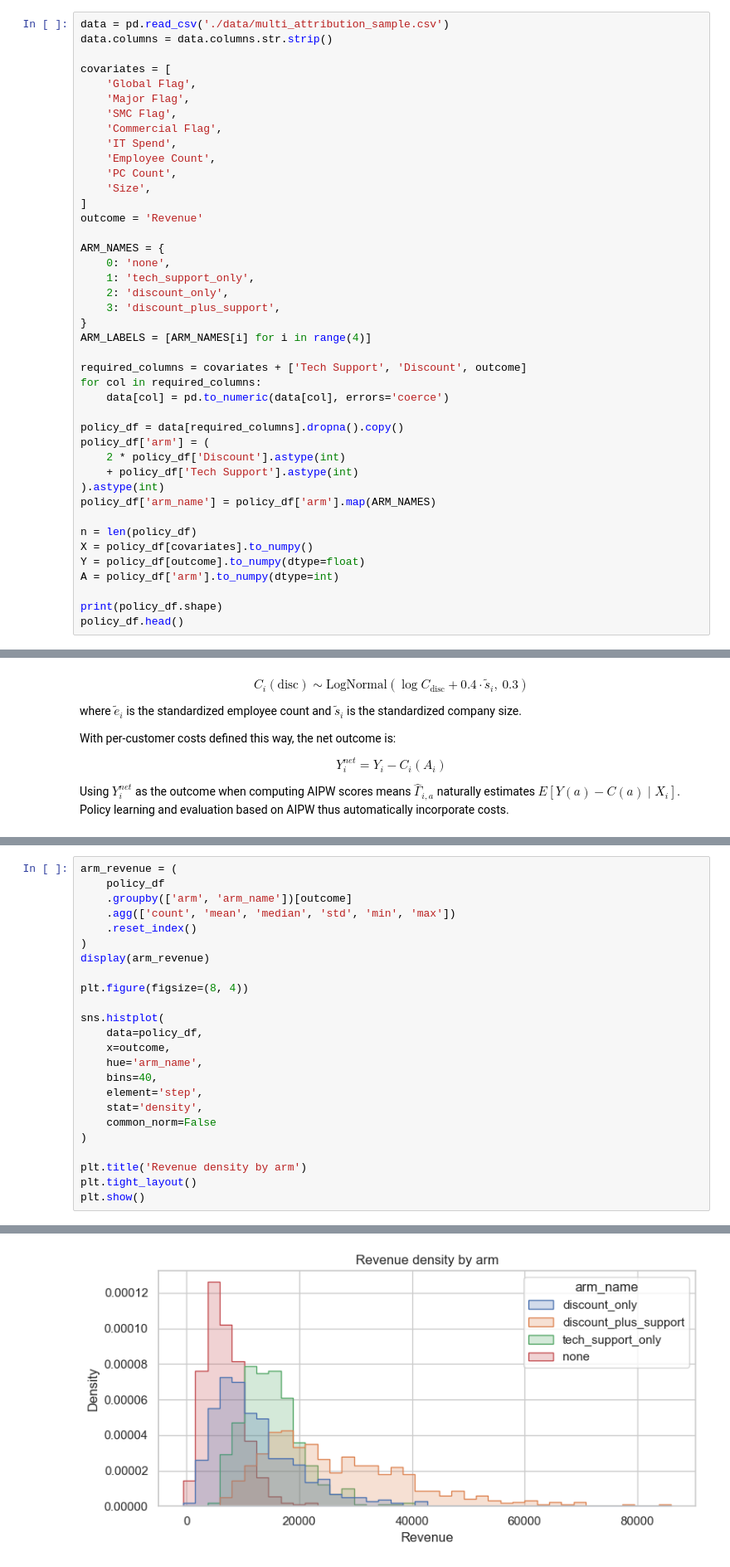
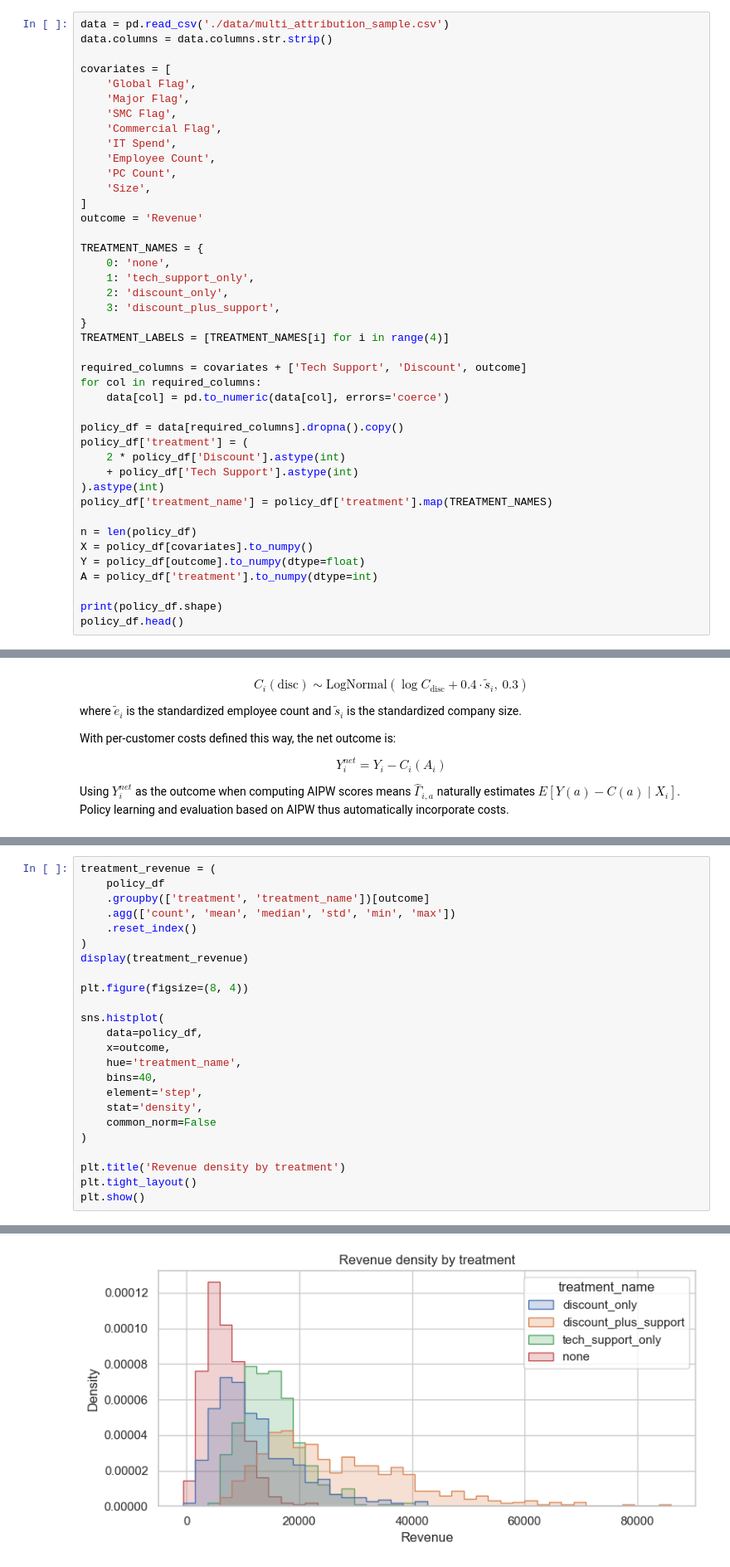
Before and after one commit to CausalInferenceLab/causal-studio, a Jupyter notebook: book/who_should_be_treated/who_should_be_treated_en.ipynb, the cells around one changed output, grey strips where cells are left out. Shown at 83% size. Cells and saved outputs as stored; diff of their text form.

```diff
--- a/book/who_should_be_treated/who_should_be_treated_en.ipynb
+++ b/book/who_should_be_treated/who_should_be_treated_en.ipynb
@@ -100,29 +100,29 @@ covariates = [
 ]
 outcome = 'Revenue'
 
-ARM_NAMES = {
+TREATMENT_NAMES = {
     0: 'none',
     1: 'tech_support_only',
     2: 'discount_only',
     3: 'discount_plus_support',
 }
-ARM_LABELS = [ARM_NAMES[i] for i in range(4)]
+TREATMENT_LABELS = [TREATMENT_NAMES[i] for i in range(4)]
 
 required_columns = covariates + ['Tech Support', 'Discount', outcome]
 for col in required_columns:
     data[col] = pd.to_numeric(data[col], errors='coerce')
 
 policy_df = data[required_columns].dropna().copy()
-policy_df['arm'] = (
+policy_df['treatment'] = (
     2 * policy_df['Discount'].astype(int)
     + policy_df['Tech Support'].astype(int)
 ).astype(int)
-policy_df['arm_name'] = policy_df['arm'].map(ARM_NAMES)
+policy_df['treatment_name'] = policy_df['treatment'].map(TREATMENT_NAMES)
 
 n = len(policy_df)
 X = policy_df[covariates].to_numpy()
 Y = policy_df[outcome].to_numpy(dtype=float)
-A = policy_df['arm'].to_numpy(dtype=int)
+A = policy_df['treatment'].to_numpy(dtype=int)
 
 print(policy_df.shape)
 policy_df.head()
@@ -251,27 +272,27 @@ Customer characteristics differ across treatment arms. The mean `Size` ranges fr
 
 This indicates that treatment assignment is not independent of customer characteristics. Policy learning and evaluation will therefore use AIPW to correct for these differences.
 # %%
-arm_revenue = (
+treatment_revenue = (
     policy_df
-    .groupby(['arm', 'arm_name'])[outcome]
+    .groupby(['treatment', 'treatment_name'])[outcome]
     .agg(['count', 'mean', 'median', 'std', 'min', 'max'])
     .reset_index()
 )
-display(arm_revenue)
+display(treatment_revenue)
 
 plt.figure(figsize=(8, 4))
 
 sns.histplot(
     data=policy_df,
     x=outcome,
-    hue='arm_name',
+    hue='treatment_name',
     bins=40,
     element='step',
     stat='density',
     common_norm=False
 )
 
-plt.title('Revenue density by arm')
+plt.title('Revenue density by treatment')
 plt.tight_layout()
 plt.show()
 # %% [output]
@@ -279,8 +300,8 @@ plt.show()
 | 0 | 0 | none | 517 | 6585.891792 | 6123.187067 | 3363.163462 | -616.572451 | 21445.05937 |
 | 1 | 1 | tech_support_only | 462 | 15104.111534 | 14483.719320 | 5400.319858 | 4619.491361 | 40166.67407 |
 | 2 | 2 | discount_only | 477 | 12247.935953 | 10454.932500 | 7472.178476 | 889.975653 | 41818.39213 |
 | 3 | 3 | discount_plus_support | 544 | 26784.124649 | 23560.252890 | 13124.968083 | 5903.906880 | 86006.92445 |
-[figure, old version]
+[figure, new version]
 # %% [markdown]
 Mean Revenue is approximately 6,586 for `none`, 12,248 for `discount_only`, 15,104 for `tech_support_only`, and 26,784 for `discount_plus_support`.
 
```
Also changed, not shown: parts of 30 cells of this notebook, 1 other file.
